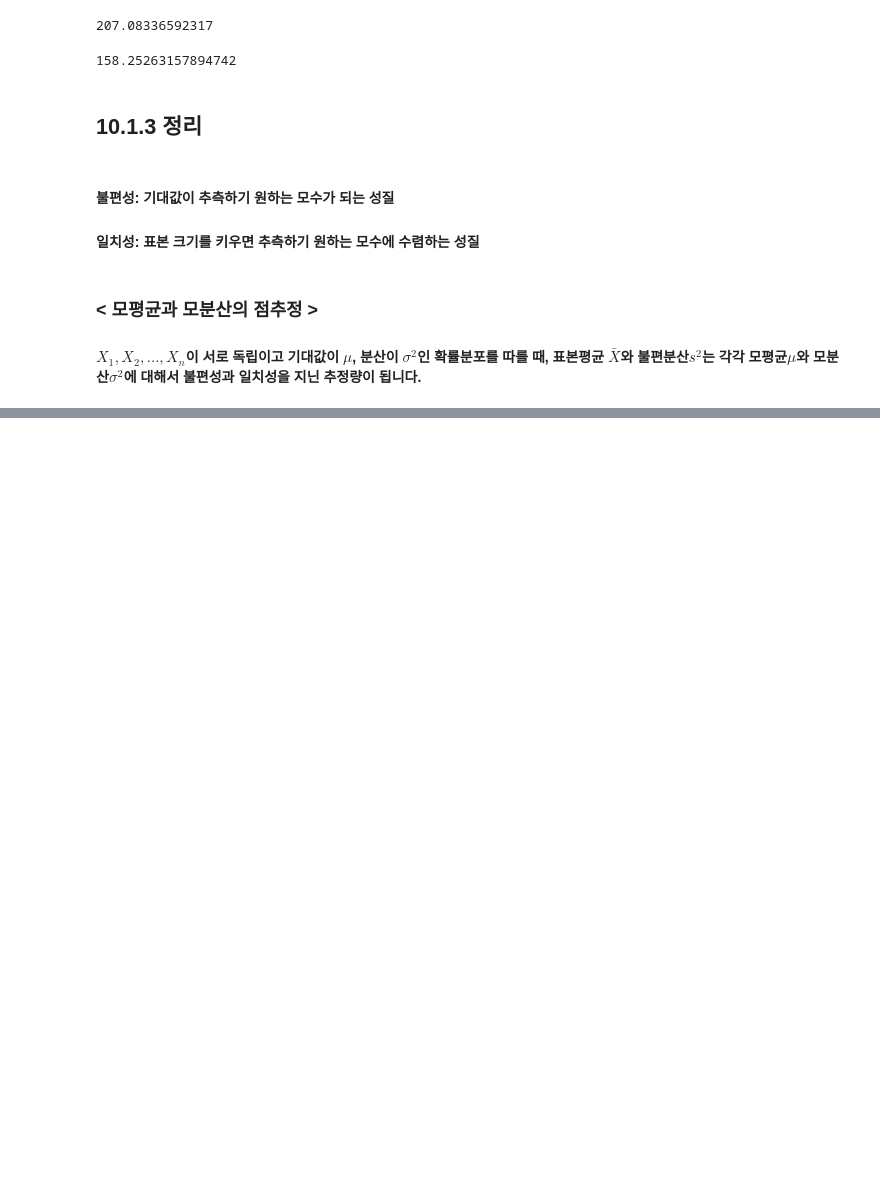
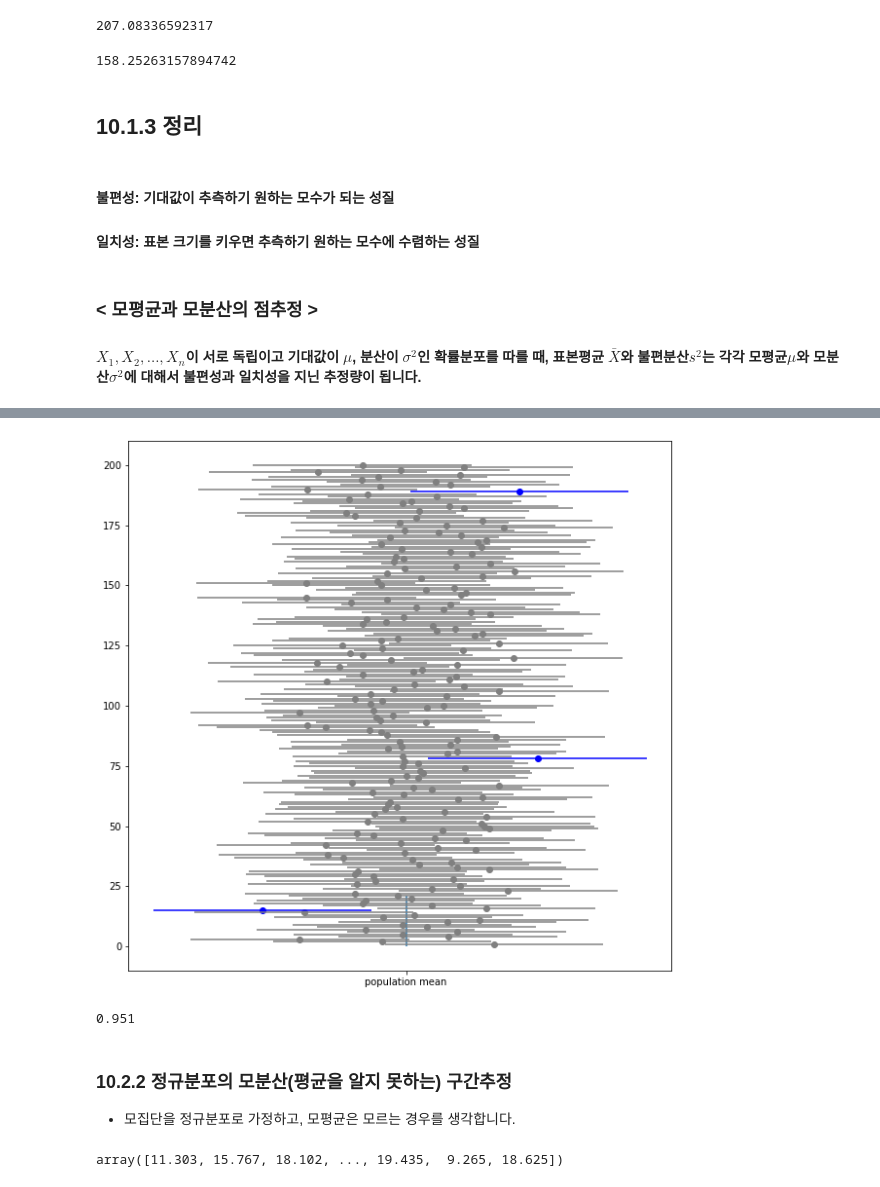
Before and after one commit to wousikchoi16/statpython, a Jupyter notebook: CH10_통계적추정.ipynb, the cells around one changed output, grey strips where cells are left out. Drawn from its saved outputs; the diff is of its cells as text; code cells hidden in the pictures; blank space fills up the shorter version.

```diff
--- a/CH10_통계적추정.ipynb
+++ b/CH10_통계적추정.ipynb
@@ -130,0 +139,6 @@ u_var
+# %%
+rv = stats.norm()
+lcl = s_mean - rv.isf(0.025) * np.sqrt(p_var/n)
+ucl = s_mean - rv.isf(0.975) * np.sqrt(p_var/n)
+
+lcl, ucl
@@ -130,0 +150,45 @@ u_var
+# %%
+fig = plt.figure(figsize=(10, 10))
+ax = fig.add_subplot(111)
+
+rv = stats.norm()
+n_samples = 200
+ax.vlines(p_mean, 0, 21)
+for i in range(n_samples):
+    sample_ = samples[i]
+    s_mean_ = np.mean(sample_)
+    lcl = s_mean_ - rv.isf(0.025) * np.sqrt(p_var/n)
+    ucl = s_mean_ - rv.isf(0.975) * np.sqrt(p_var/n)
+    if lcl <= p_mean <= ucl:
+        ax.scatter(s_mean_, n_samples-i, color='gray')
+        ax.hlines(n_samples-i, lcl, ucl, color='gray')
+    else:
+        ax.scatter(s_mean_, n_samples-i, color='b')
+        ax.hlines(n_samples-i, lcl, ucl, color='b')
+ax.set_xticks([p_mean])
+ax.set_xticklabels(['population mean'])
+
+plt.show()
+# %% [output]
+[figure, added]
+# %%
+rv = stats.norm()
+cnt = 0
+
+for sample_ in samples:
+    s_mean_ = np.mean(sample_)
+    lcl = s_mean_ - rv.isf(0.025) * np.sqrt(p_var/n)
+    ucl = s_mean_ - rv.isf(0.975) * np.sqrt(p_var/n)
+    if lcl <= p_mean <= ucl:
+        cnt += 1
+cnt / len(samples)
+# %% [output]
+0.951
+# %% [markdown]
+### 10.2.2 정규분포의 모분산(평균을 알지 못하는) 구간추정
+- 모집단을 정규분포로 가정하고, 모평균은 모르는 경우를 생각합니다.
+# %%
+sample_y = sample_u_vars * (n-1) / p_var
+sample_y
+# %% [output]
+array([11.303, 15.767, 18.102, ..., 19.435,  9.265, 18.625])
```
Also changed, not shown: parts of 8 cells of this notebook.
